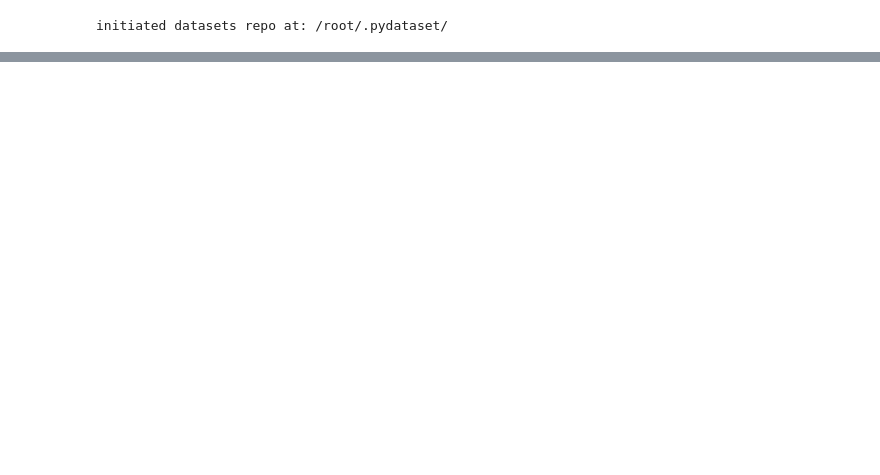
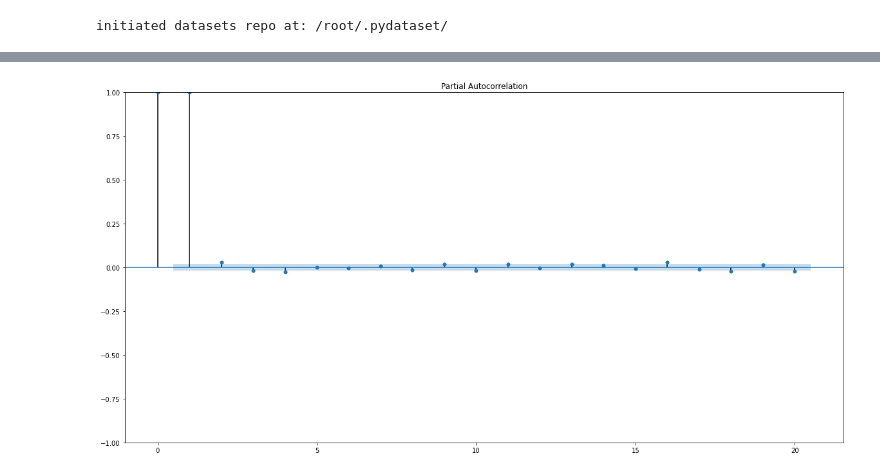
Before and after one commit to rgprado/SeriesTemporais, a Jupyter notebook: Series_Temporais_aula1_202201_Rodrigo_Prado.ipynb, the cells around one changed output, grey strips where cells are left out. Drawn from its saved outputs; the diff is of its cells as text; code cells hidden in the pictures; blank space fills up the shorter version.

```diff
--- a/Series_Temporais_aula1_202201_Rodrigo_Prado.ipynb
+++ b/Series_Temporais_aula1_202201_Rodrigo_Prado.ipynb
@@ -149,0 +145,6 @@ show_trend(ts, ma_size)
+# %%
+sm.graphics.tsa.plot_pacf(df_berkshire['Close'].values.squeeze(), lags=20)
+
+plt.show()
+# %% [output]
+[figure, added]
```
Also changed, not shown: parts of 86 cells of this notebook.
